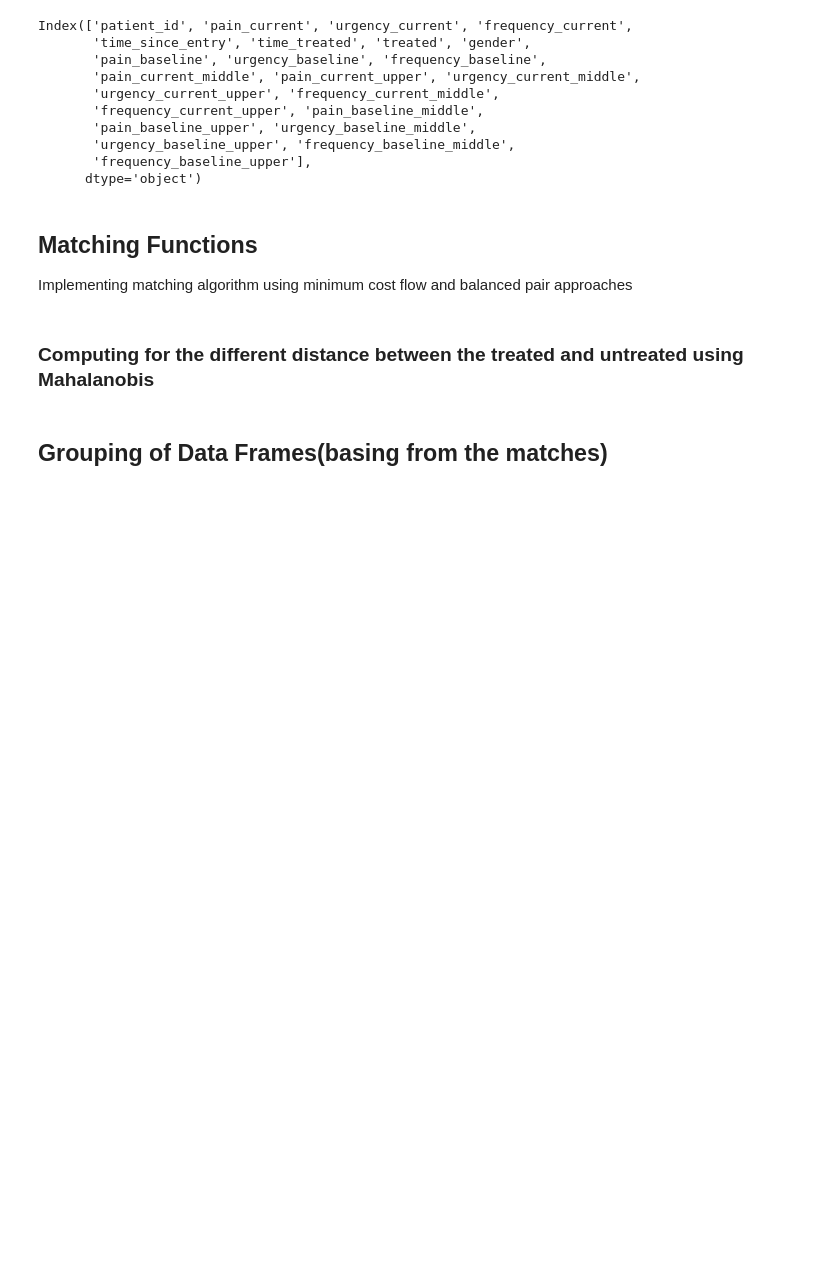
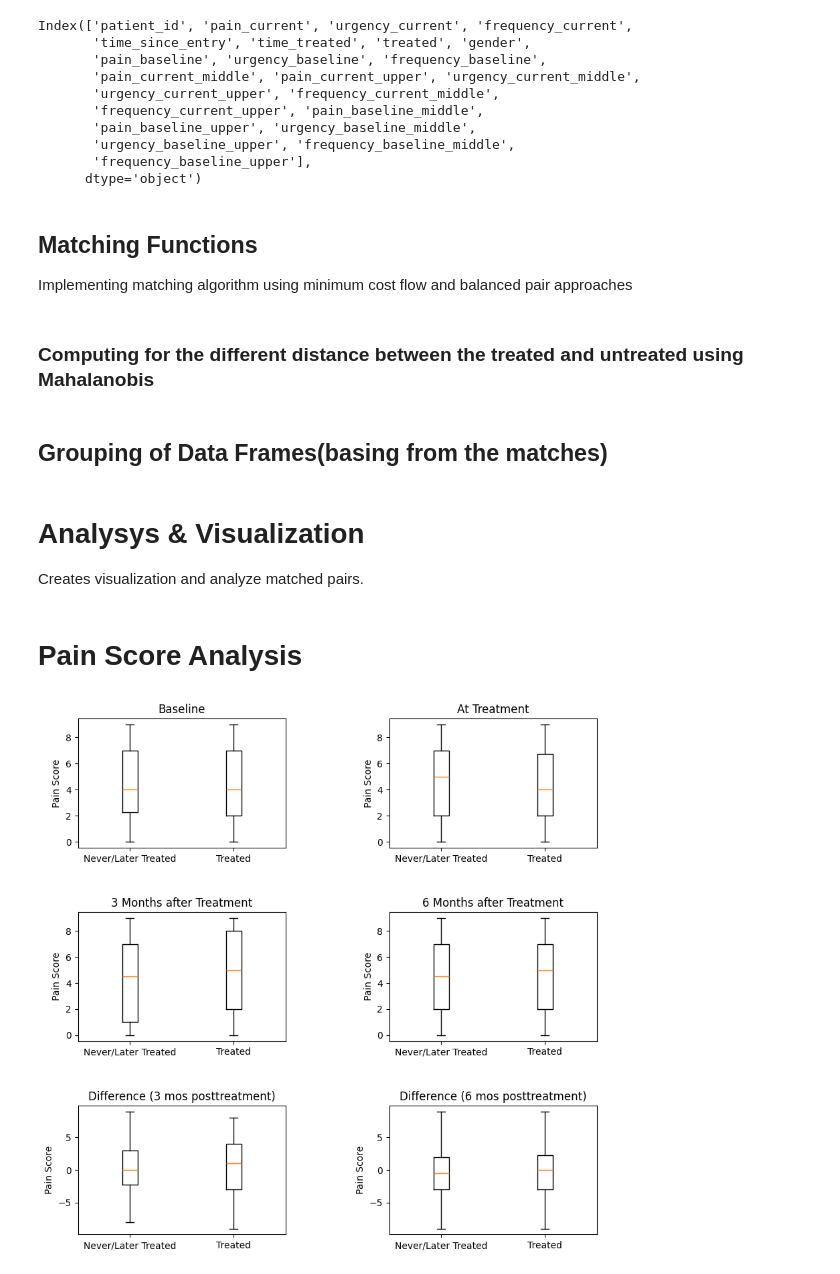
Before and after one commit to LOK-PLOK/Assignment_1_Data_Analytics, a Jupyter notebook: BRSM.ipynb, the cells around one changed output. Saved outputs shown, nothing was run; the diff lists cells and outputs as text; code cells hidden in the pictures; blank space fills up the shorter version.

Commit message:
feat: added Data visualization of painScore,urgencyScore,and Nocturnal Frequency

```diff
--- a/BRSM.ipynb
+++ b/BRSM.ipynb
@@ -389,3 +389,44 @@ for match in bpm_matches:
 
 for index in range(len(dataframes)):
     dataframes[index] = dataframes[index].dropna()
+# %% [markdown]
+# Analysys & Visualization
+Creates visualization and analyze matched pairs.
+# %%
+# Analysis & Visualization
+
+# Function to display boxplots for a given column and title
+def display_boxplots(column, title):
+    global dataframes
+    fig, axes = plt.subplots(len(dataframes) // 4, 2, figsize=(10, 10))
+
+    for i in range(0, len(dataframes), 2):
+        actual_index = i // 2
+        axes_row = actual_index // 2
+        axes_col = actual_index % 2
+
+        axes[axes_row, axes_col].boxplot([dataframes[i + 1].loc[:, column], dataframes[i].loc[:, column]])
+        axes[axes_row, axes_col].set_title(BOX_TITLES[i // 2])
+        axes[axes_row, axes_col].set_ylabel(title)
+        axes[axes_row, axes_col].set_xticks([1, 2], BOX_LABELS)
+
+    plt.subplots_adjust(
+        wspace=0.5,
+        hspace=0.5
+    )
+    plt.show()
+
+# # Pain Score
+# display_boxplots('pain', 'Pain Score')
+
+# # Urgency Score
+# display_boxplots('urgency', 'Urgency Score')
+
+# # Nocturnal Frequency
+# display_boxplots('frequency', 'Nocturnal Frequency')
+# %% [markdown]
+# Pain Score Analysis
+# %%
+display_boxplots('pain', 'Pain Score')
+# %% [output]
+[figure, added]
```
Also changed, not shown: parts of 4 cells of this notebook.
